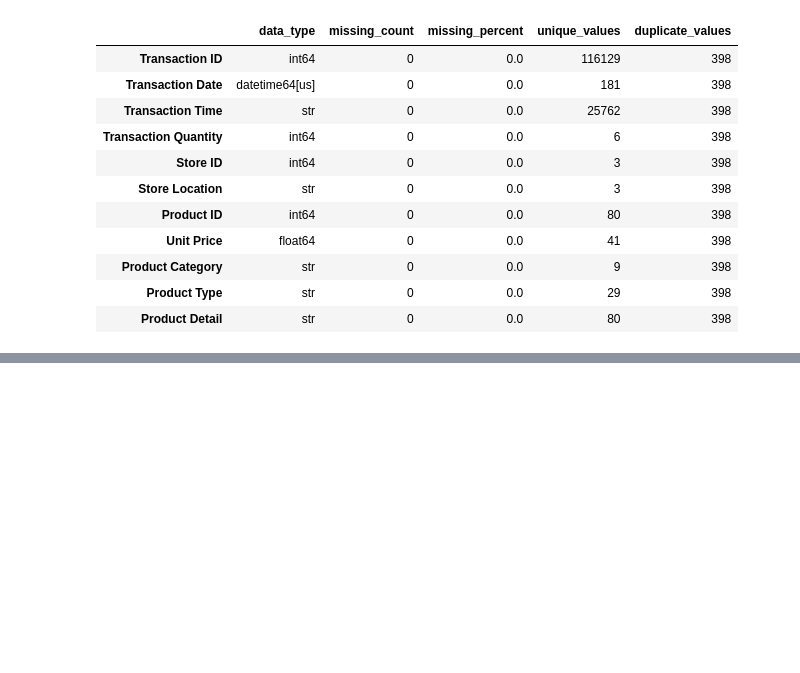
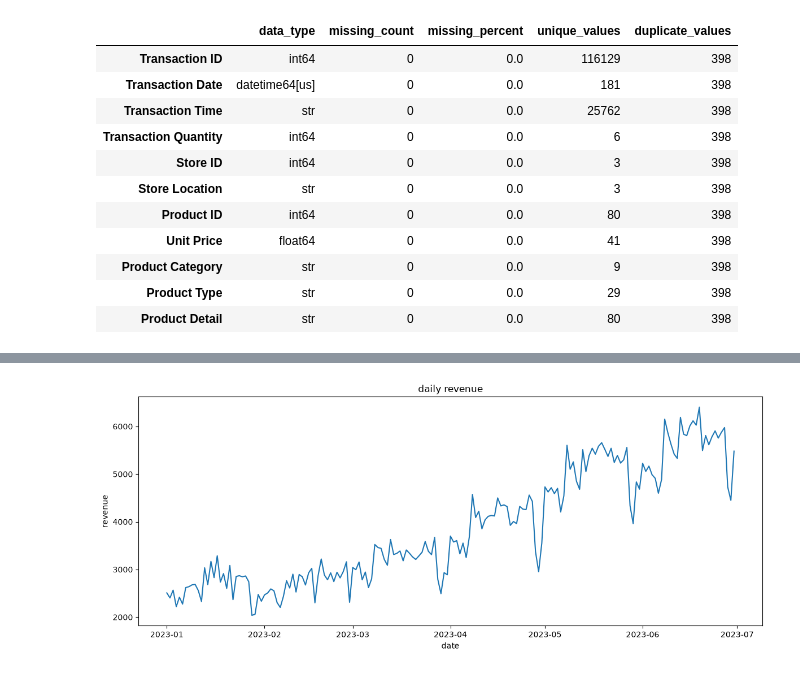
Before and after one commit to peayah/excel_workflow_automator, a Jupyter notebook: notebooks/data_analysis.ipynb, the cells around one changed output, grey strips where cells are left out. Drawn from its saved outputs; the diff is of its cells as text; code cells hidden in the pictures; blank space fills up the shorter version.

```diff
--- a/notebooks/data_analysis.ipynb
+++ b/notebooks/data_analysis.ipynb
@@ -234,0 +344,33 @@ data_quality_summary
+# %%
+# sales by day
+
+df["Transaction Date"] = pd.to_datetime(
+    df["Transaction Date"],
+    errors="coerce"
+)
+
+sales_by_day = (
+    df.groupby("Transaction Date")["Revenue"]
+      .sum()
+      .sort_index()
+)
+
+# print(sales_by_day)
+
+# plot start
+plt.figure(figsize=(12, 5))
+
+plt.plot(
+    sales_by_day.index,
+    sales_by_day.values
+)
+
+plt.xlabel("date")
+plt.ylabel("revenue")
+plt.title("daily revenue")
+
+plt.tight_layout()
+
+plt.show()
+# %% [output]
+[figure, added]
```
Also changed, not shown: parts of 20 cells of this notebook.
